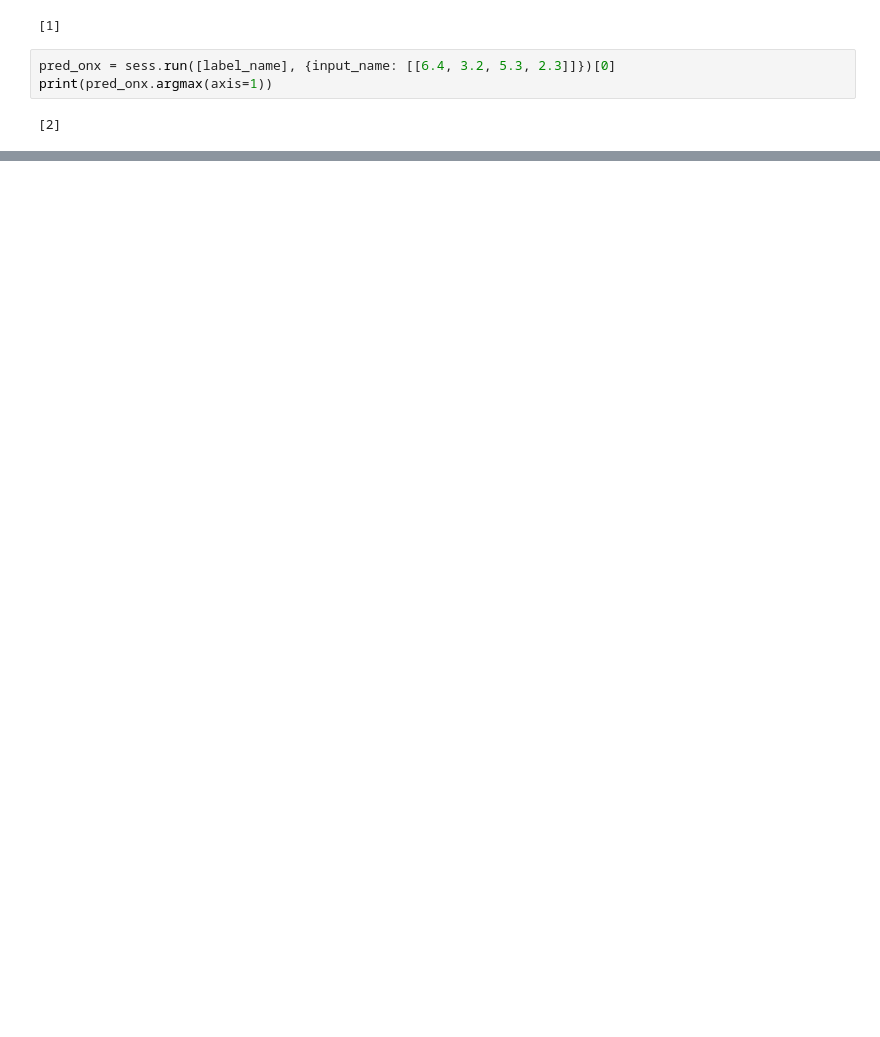
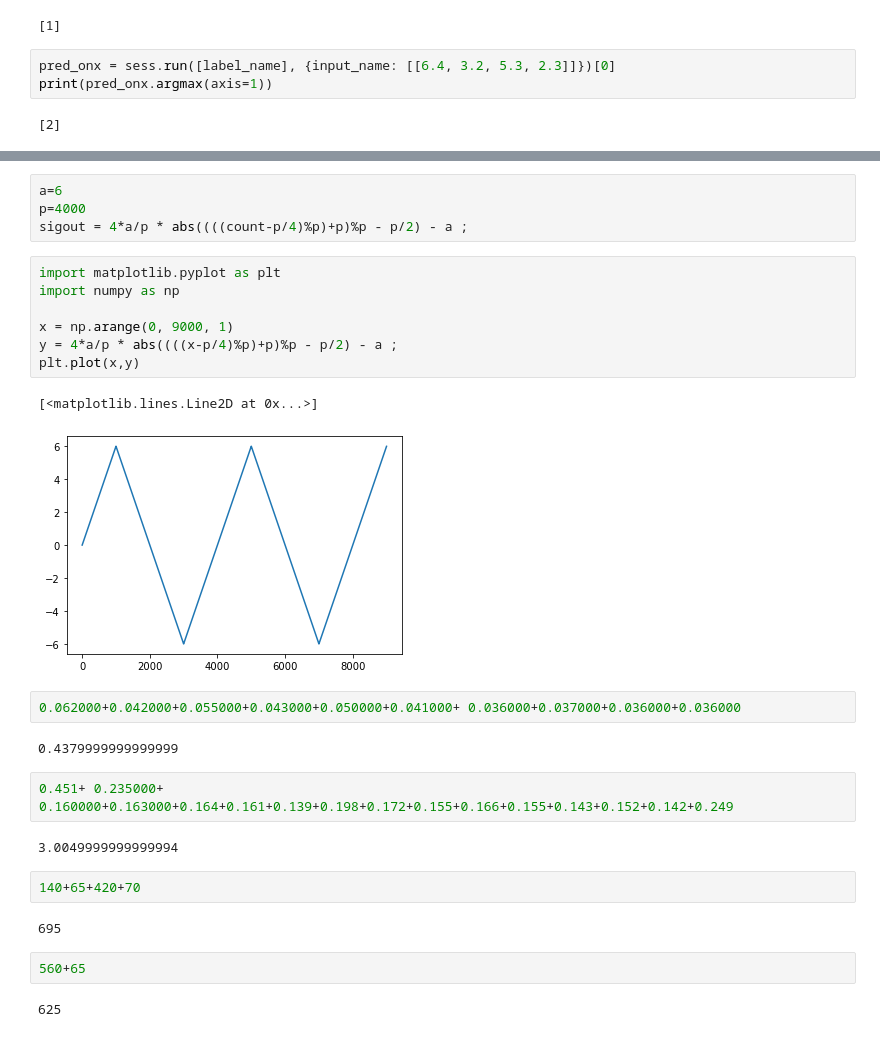
Before and after one commit to 1010code/onnx-tutorial, a Jupyter notebook: TF_iris.ipynb, the cells around one changed output, grey strips where cells are left out. Saved outputs shown, nothing was run; the diff lists cells and outputs as text; blank space fills up the shorter version.

```diff
--- a/TF_iris.ipynb
+++ b/TF_iris.ipynb
@@ -210,3 +221,33 @@ print(pred_onx.argmax(axis=1))
 ![](https://i.imgur.com/Xvgrzmy.png)
 
 https://tmrmds.co/article-business/18290/?fbclid=IwAR3YzL3-GLjrZ_byFZ3ac43M1ttY01HC_SAjN84JtvoNUZQifTFqIIYBISk
+# %%
+a=6
+p=4000
+sigout = 4*a/p * abs((((count-p/4)%p)+p)%p - p/2) - a ;
+# %%
+import matplotlib.pyplot as plt
+import numpy as np
+
+x = np.arange(0, 9000, 1)
+y = 4*a/p * abs((((x-p/4)%p)+p)%p - p/2) - a ;
+plt.plot(x,y)
+# %% [output]
+[<matplotlib.lines.Line2D at 0x...>]
+[figure, added]
+# %%
+0.062000+0.042000+0.055000+0.043000+0.050000+0.041000+ 0.036000+0.037000+0.036000+0.036000
+# %% [output]
+0.4379999999999999
+# %%
+0.451+ 0.235000+ 0.160000+0.163000+0.164+0.161+0.139+0.198+0.172+0.155+0.166+0.155+0.143+0.152+0.142+0.249
+# %% [output]
+3.0049999999999994
+# %%
+140+65+420+70
+# %% [output]
+695
+# %%
+560+65
+# %% [output]
+625
```
Also changed, not shown: parts of 9 cells of this notebook, 6 other files.
